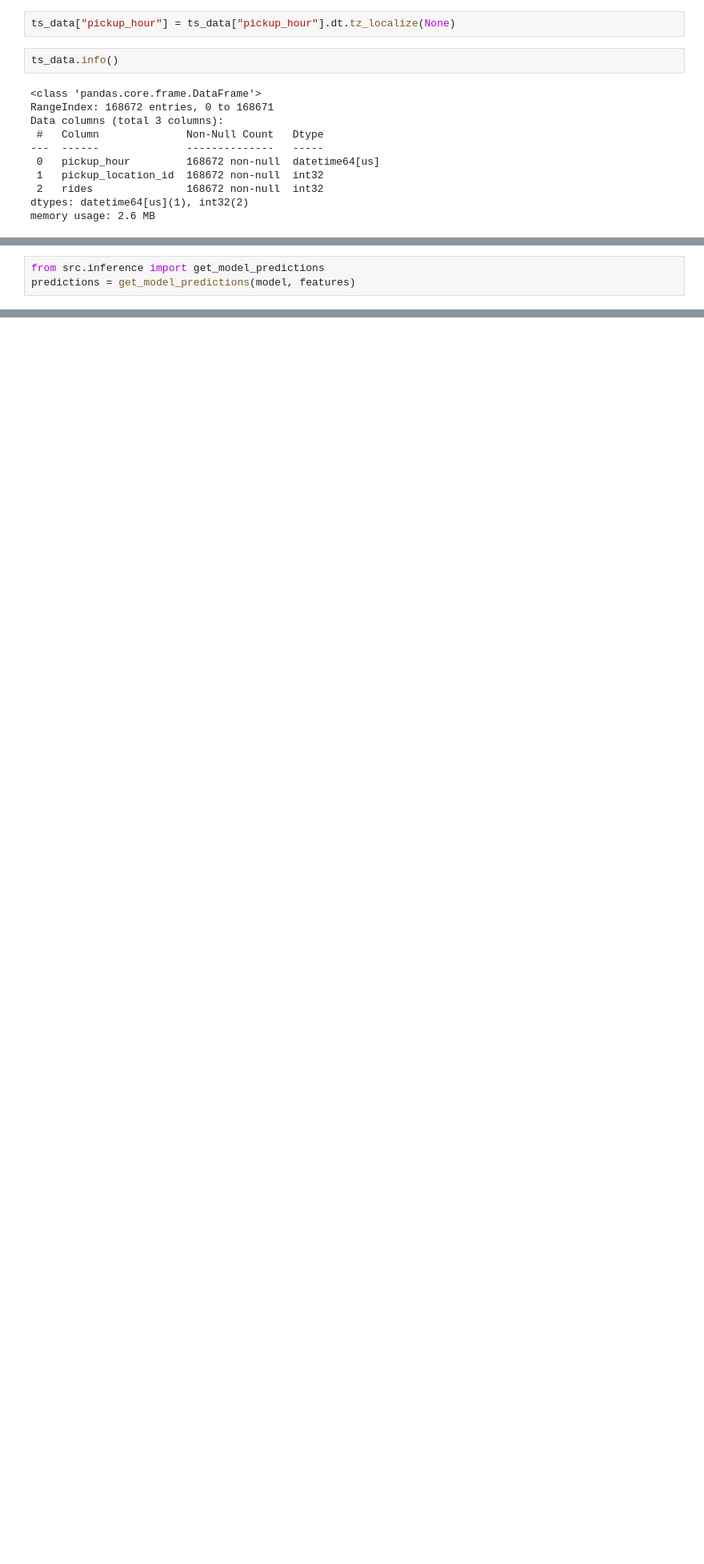
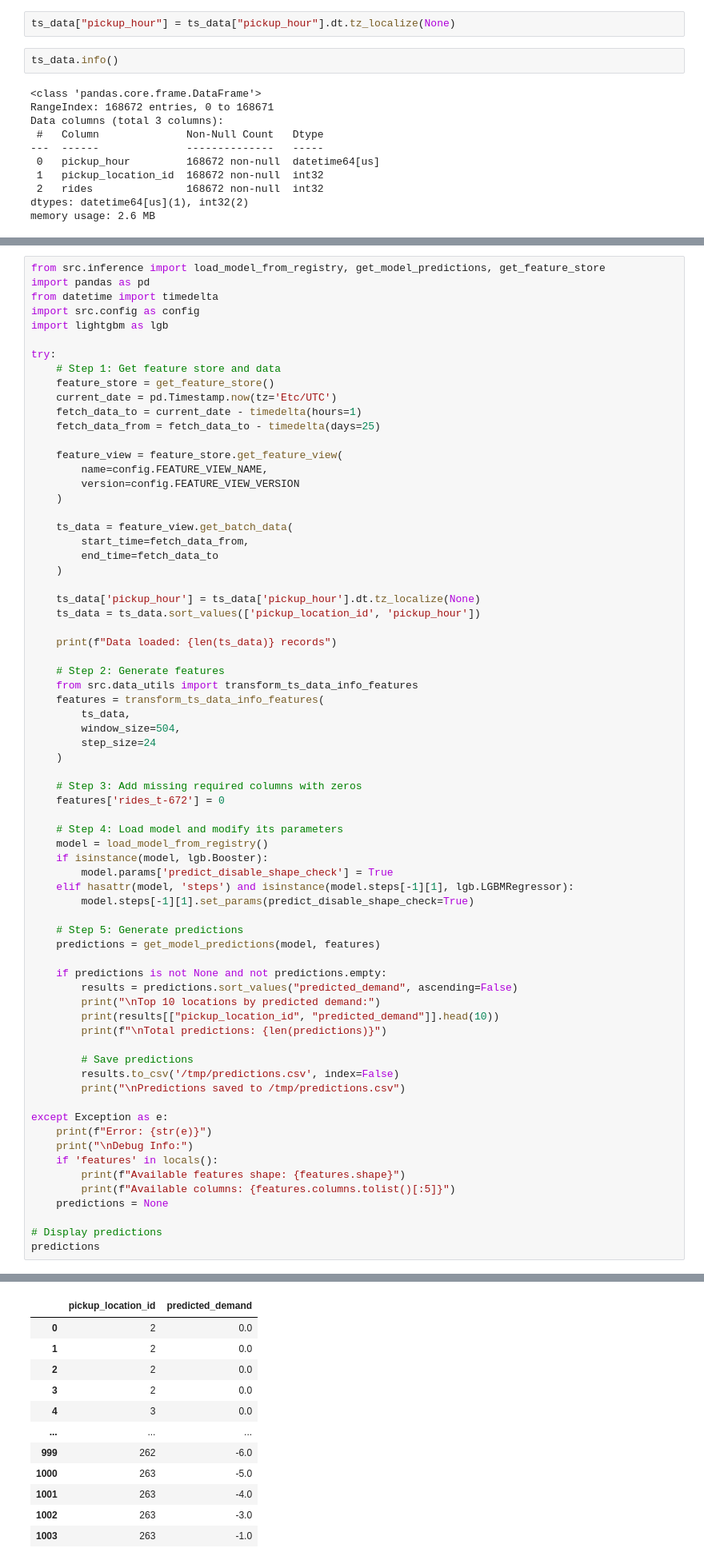
Before and after one commit to LohithVattikuti/ny_taxi_project, a Jupyter notebook: notebooks/15_predict_using_hopsworks_model.ipynb, the cells around one changed output, grey strips where cells are left out. Shown at 80% size. Drawn from its saved outputs; the diff is of its cells as text; blank space fills up the shorter version.

```diff
--- a/notebooks/15_predict_using_hopsworks_model.ipynb
+++ b/notebooks/15_predict_using_hopsworks_model.ipynb
@@ -255,3 +270,71 @@ Downloading model artifact (0 dirs, 1 files)... DONE
 # %%
-from src.inference import get_model_predictions
-predictions = get_model_predictions(model, features)
+from src.inference import load_model_from_registry, get_model_predictions, get_feature_store
+import pandas as pd
+from datetime import timedelta
+import src.config as config
+import lightgbm as lgb
+
+try:
+    # Step 1: Get feature store and data
+    feature_store = get_feature_store()
+    current_date = pd.Timestamp.now(tz='Etc/UTC')
+    fetch_data_to = current_date - timedelta(hours=1)
+    fetch_data_from = fetch_data_to - timedelta(days=25)
+
+    feature_view = feature_store.get_feature_view(
+        name=config.FEATURE_VIEW_NAME,
+        version=config.FEATURE_VIEW_VERSION
+    )
+
+    ts_data = feature_view.get_batch_data(
+        start_time=fetch_data_from,
+        end_time=fetch_data_to
+    )
+
+    ts_data['pickup_hour'] = ts_data['pickup_hour'].dt.tz_localize(None)
+    ts_data = ts_data.sort_values(['pickup_location_id', 'pickup_hour'])
+
+    print(f"Data loaded: {len(ts_data)} records")
+
+    # Step 2: Generate features
+    from src.data_utils import transform_ts_data_info_features
+    features = transform_ts_data_info_features(
+        ts_data,
+        window_size=504,
+        step_size=24
+    )
+
+    # Step 3: Add missing required columns with zeros
+    features['rides_t-672'] = 0
+
+    # Step 4: Load model and modify its parameters
+    model = load_model_from_registry()
+    if isinstance(model, lgb.Booster):
+        model.params['predict_disable_shape_check'] = True
+    elif hasattr(model, 'steps') and isinstance(model.steps[-1][1], lgb.LGBMRegressor):
+        model.steps[-1][1].set_params(predict_disable_shape_check=True)
+
+    # Step 5: Generate predictions
+    predictions = get_model_predictions(model, features)
+
+    if predictions is not None and not predictions.empty:
+        results = predictions.sort_values("predicted_demand", ascending=False)
+        print("\nTop 10 locations by predicted demand:")
+        print(results[["pickup_location_id", "predicted_demand"]].head(10))
+        print(f"\nTotal predictions: {len(predictions)}")
+
+        # Save predictions
+        results.to_csv('/tmp/predictions.csv', index=False)
+        print("\nPredictions saved to /tmp/predictions.csv")
+
+except Exception as e:
+    print(f"Error: {str(e)}")
+    print("\nDebug Info:")
+    if 'features' in locals():
+        print(f"Available features shape: {features.shape}")
+        print(f"Available columns: {features.columns.tolist()[:5]}")
+    predictions = None
+
+# Display predictions
+predictions
+# %% [output]
@@ -257,0 +358,12 @@ predictions = get_model_predictions(model, features)
+|  | pickup_location_id | predicted_demand |
+| 0 | 2 | 0.0 |
+| 1 | 2 | 0.0 |
+| 2 | 2 | 0.0 |
+| 3 | 2 | 0.0 |
+| 4 | 3 | 0.0 |
+| ... | ... | ... |
+| 999 | 262 | -6.0 |
+| 1000 | 263 | -5.0 |
+| 1001 | 263 | -4.0 |
+| 1002 | 263 | -3.0 |
+| 1003 | 263 | -1.0 |
```
Also changed, not shown: parts of 10 cells of this notebook, 3 other files.
